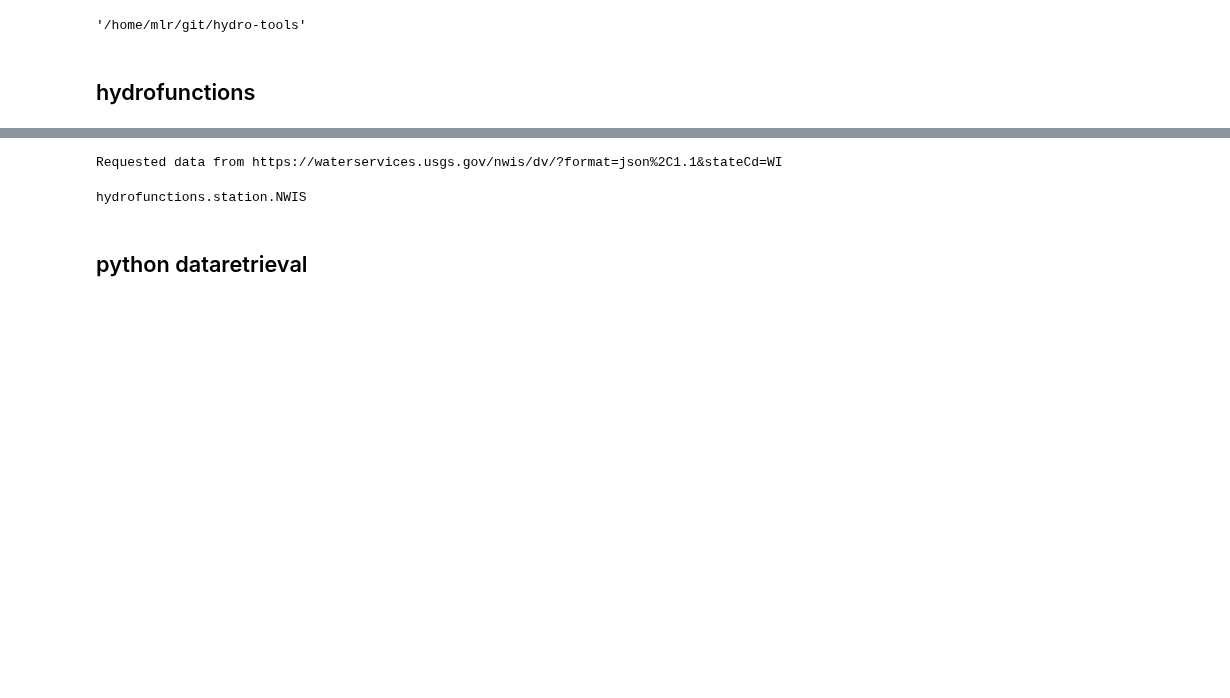
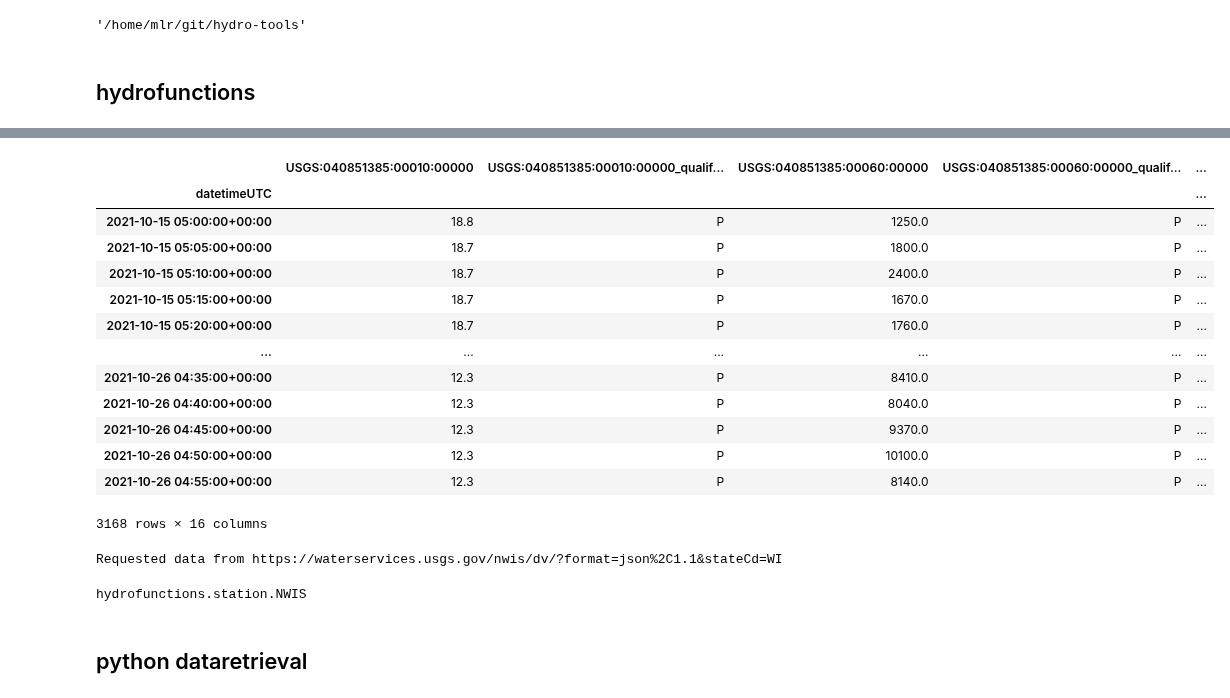
Before and after one commit to mlr07/hydro-tools, a Jupyter notebook: hydro-tools.ipynb, the cells around one changed output, grey strips where cells are left out. Saved outputs shown, nothing was run; the diff lists cells and outputs as text; code cells hidden in the pictures; blank space fills up the shorter version.

```diff
--- a/hydro-tools.ipynb
+++ b/hydro-tools.ipynb
@@ -65,6 +84,6 @@ End:   2021-10-21 01:20:00+00:00
 <Response [200]>
 # %%
-fox_river_gb_iv = hydrofunctions.NWIS("040851385", "iv", "2021-10-11", "2021-10-21")
+fox_river_gb_iv = hydrofunctions.NWIS("040851385", "iv", "2021-10-15", "2021-10-25")
 print(fox_river_gb_iv)
 print(len(fox_river_gb_iv.df().index))
 print(fox_river_gb_iv.response)
@@ -85,4 +104,21 @@ End:   2021-10-21 01:20:00+00:00
 <Response [200]>
+# %%
+fox_river_gb_iv.df()
+# %% [output]
+|  | USGS:040851385:00010:00000 | USGS:040851385:00010:00000_qualif... | USGS:040851385:00060:00000 | USGS:040851385:00060:00000_qualif... | ... |
+| datetimeUTC |  |  |  |  | ... |
+| 2021-10-15 05:00:00+00:00 | 18.8 | P | 1250.0 | P | ... |
+| 2021-10-15 05:05:00+00:00 | 18.7 | P | 1800.0 | P | ... |
+| 2021-10-15 05:10:00+00:00 | 18.7 | P | 2400.0 | P | ... |
+| 2021-10-15 05:15:00+00:00 | 18.7 | P | 1670.0 | P | ... |
+| 2021-10-15 05:20:00+00:00 | 18.7 | P | 1760.0 | P | ... |
+| ... | ... | ... | ... | ... | ... |
+| 2021-10-26 04:35:00+00:00 | 12.3 | P | 8410.0 | P | ... |
+| 2021-10-26 04:40:00+00:00 | 12.3 | P | 8040.0 | P | ... |
+| 2021-10-26 04:45:00+00:00 | 12.3 | P | 9370.0 | P | ... |
+| 2021-10-26 04:50:00+00:00 | 12.3 | P | 10100.0 | P | ... |
+| 2021-10-26 04:55:00+00:00 | 12.3 | P | 8140.0 | P | ... |
+3168 rows × 16 columns
 # %%
 wi_code = "WI"
 wi = hydrofunctions.NWIS(stateCd=wi_code)
```
Also changed, not shown: parts of 17 cells of this notebook.
